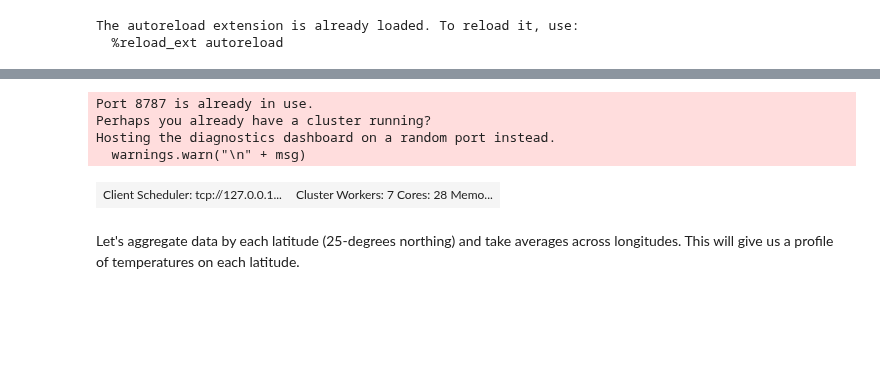
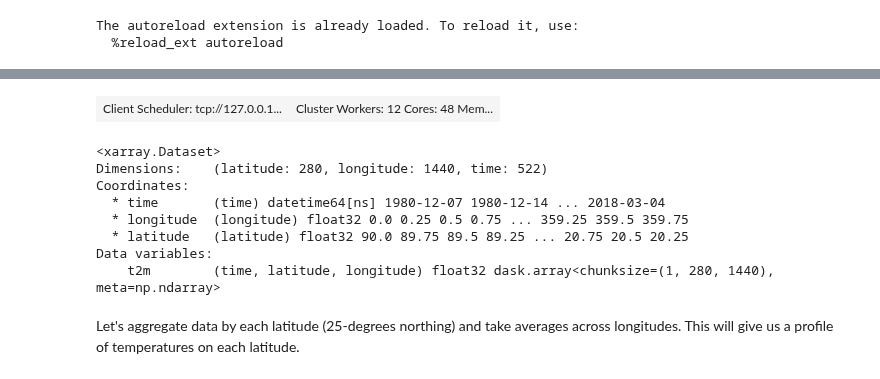
Before and after one commit to geosciences-data-practicum/reanalysis_getter, a Jupyter notebook: raw_data_exploration.ipynb, the cells around one changed output, grey strips where cells are left out. Cells and saved outputs as stored; diff of their text form; code cells hidden in the pictures; blank space fills up the shorter version.

```diff
--- a/raw_data_exploration.ipynb
+++ b/raw_data_exploration.ipynb
@@ -32,17 +42,24 @@ parameter_dict = {
 # %%
 from dask.distributed import Client
 
-client = Client()
+client = Client("tcp://127.0.0.1:36501")
 client
 # %% [output]
-Port 8787 is already in use.
-Perhaps you already have a cluster running?
-Hosting the diagnostics dashboard on a random port instead.
-  warnings.warn("\n" + msg)
-| Client Scheduler: tcp://127.0.0.1... | Cluster Workers: 7 Cores: 28 Memo... |
+| Client Scheduler: tcp://127.0.0.1... | Cluster Workers: 12 Cores: 48 Mem... |
 # %%
 week_array = xr.open_dataset('/project2/geos39650/jet_stream/data/df_lat_20_1W.nc',
                               chunks={'time': 1})
+# %%
+week_array
+# %% [output]
+<xarray.Dataset>
+Dimensions:    (latitude: 280, longitude: 1440, time: 522)
+Coordinates:
+  * time       (time) datetime64[ns] 1980-12-07 1980-12-14 ... 2018-03-04
+  * longitude  (longitude) float32 0.0 0.25 0.5 0.75 ... 359.25 359.5 359.75
+  * latitude   (latitude) float32 90.0 89.75 89.5 89.25 ... 20.75 20.5 20.25
+Data variables:
+    t2m        (time, latitude, longitude) float32 dask.array<chunksize=(1, 280, 1440), meta=np.ndarray>
 # %% [markdown]
 Let's aggregate data by each latitude (25-degrees northing) and take averages across longitudes. This will give us a profile of temperatures on each latitude.
 # %%
```
Also changed, not shown: parts of 25 cells of this notebook, 1 other file.
